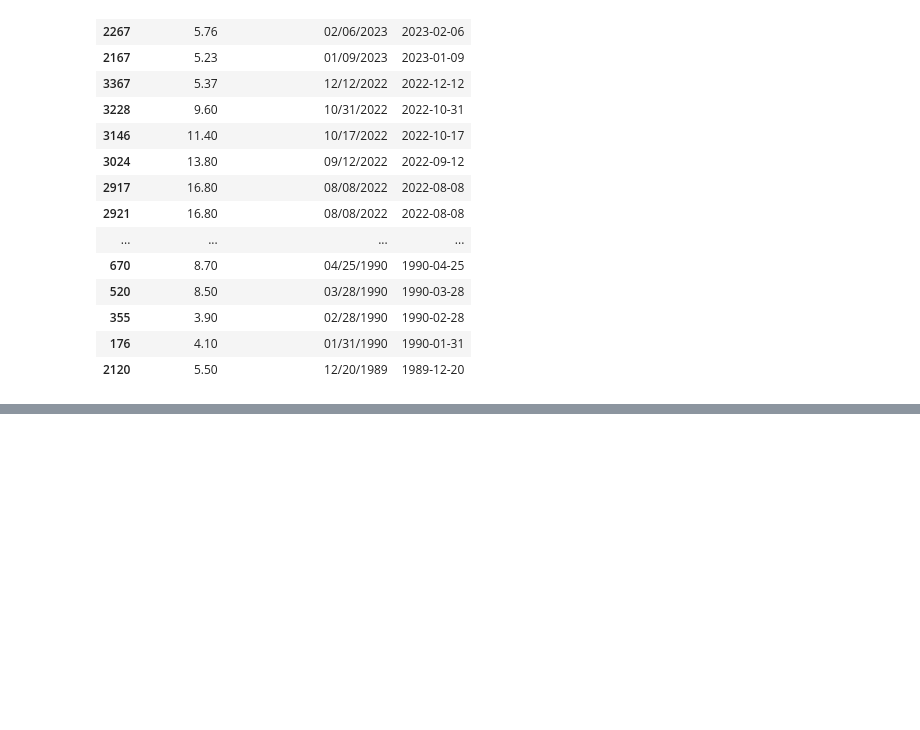
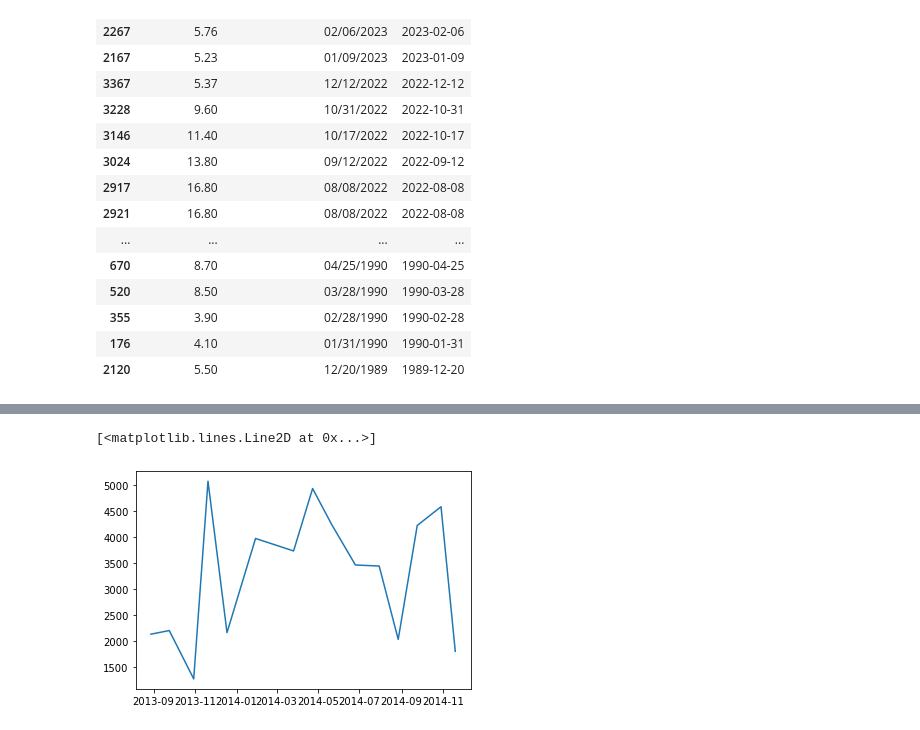
Before and after one commit to maria-kuruvilla/pied_piper, a Jupyter notebook: Puyallup/puyallup_temperature.ipynb, the cells around one changed output, grey strips where cells are left out. Cells and saved outputs as stored; diff of their text form; code cells hidden in the pictures; blank space fills up the shorter version.

```diff
--- a/Puyallup/puyallup_temperature.ipynb
+++ b/Puyallup/puyallup_temperature.ipynb
@@ -65,0 +76,6 @@ with pd.option_context('display.max_rows', None, 'display.max_columns', None):
+# %%
+plt.plot(df_subset_flow['date'][df_subset_flow['date']<'2014-12-10 00:00:00'][df_subset_flow['date'] > '2013-08-10 00:00:00'],
+         df_subset_flow['Result_Value'][df_subset_flow['date']<'2014-12-10 00:00:00'][df_subset_flow['date'] > '2013-08-10 00:00:00'])
+# %% [output]
+[<matplotlib.lines.Line2D at 0x...>]
+[figure, added]
```
Also changed, not shown: parts of 2 cells of this notebook, 1 other file.
